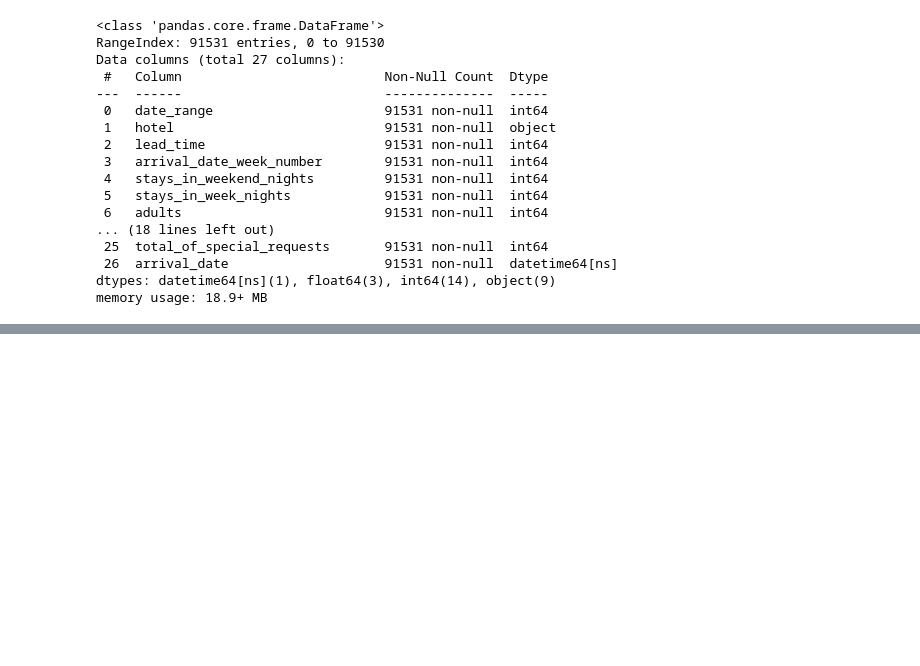
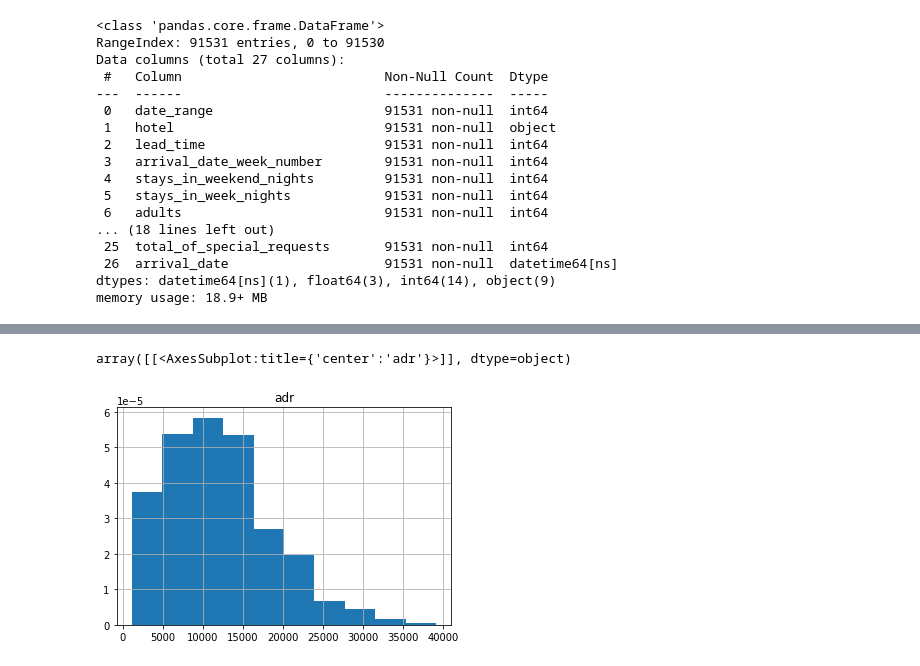
Before and after one commit to Charliesgithub20221030/ML_final, a Jupyter notebook: Main_predictor.ipynb, the cells around one changed output, grey strips where cells are left out. Drawn from its saved outputs; the diff is of its cells as text; code cells hidden in the pictures; blank space fills up the shorter version.

```diff
--- a/Main_predictor.ipynb
+++ b/Main_predictor.ipynb
@@ -676,0 +1648,5 @@ le = LE()
+# %%
+y_3[['adr']].hist(density=True)
+# %% [output]
+array([[<AxesSubplot:title={'center':'adr'}>]], dtype=object)
+[figure, added]
```
Also changed, not shown: parts of 114 cells of this notebook, 13 other files.
